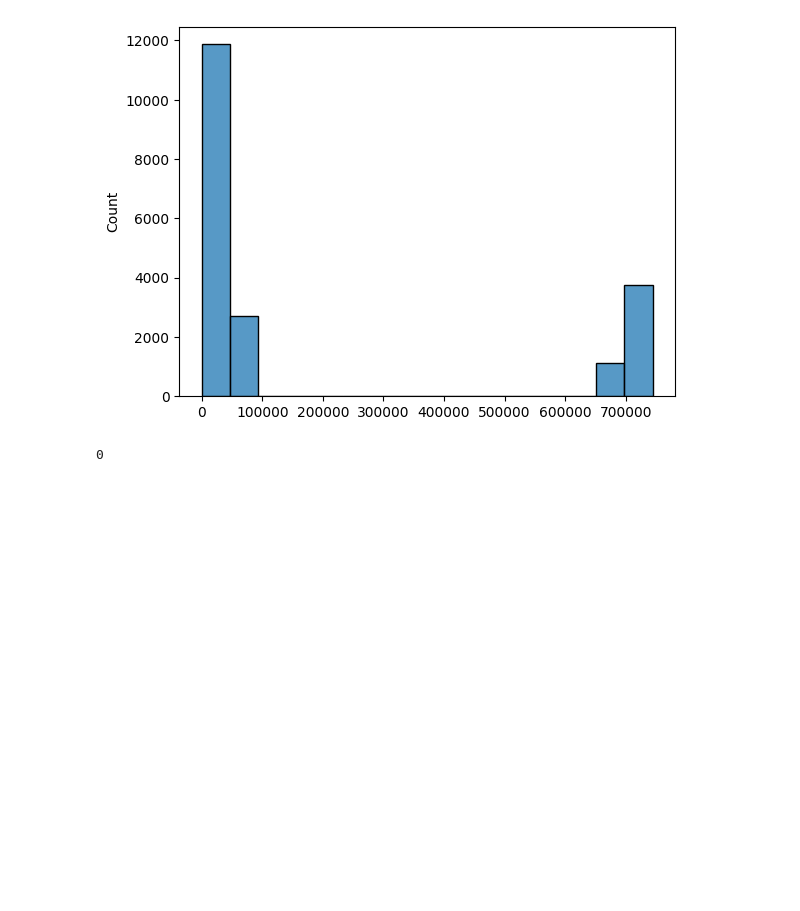
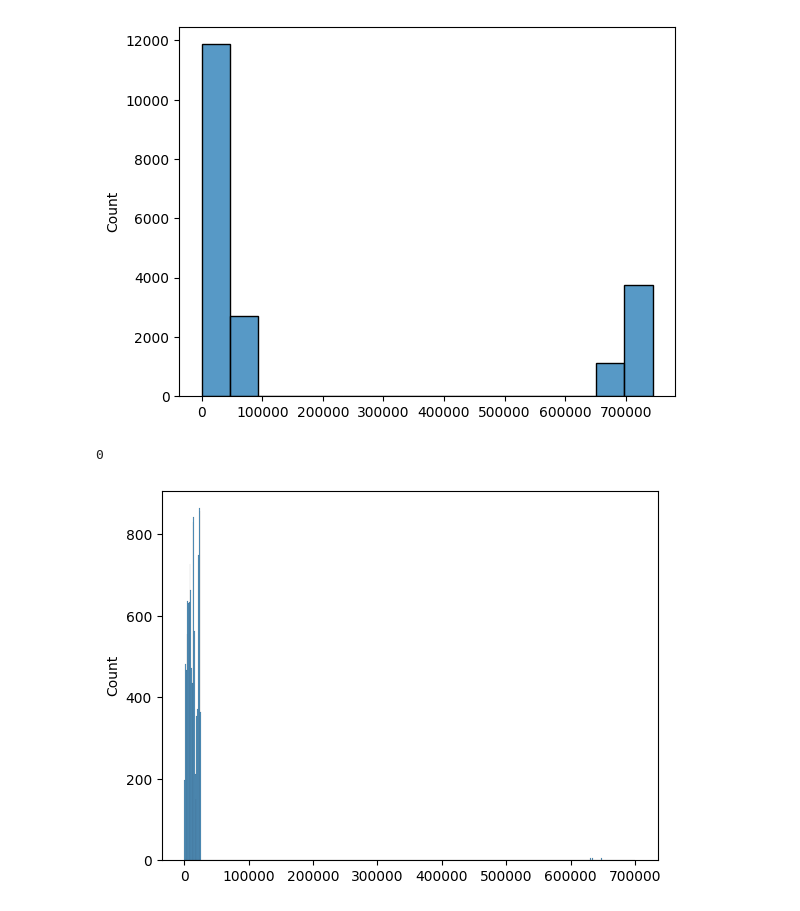
Before and after one commit to lapythie/dora, a Jupyter notebook: notebooks/titles.ipynb, the cells around one changed output. Drawn from its saved outputs; the diff is of its cells as text; code cells hidden in the pictures; blank space fills up the shorter version.

Commit message:
plot collected nums hist

```diff
--- a/notebooks/titles.ipynb
+++ b/notebooks/titles.ipynb
@@ -6,7 +6,7 @@ from bs4 import BeautifulSoup
 
 from collections import Counter, defaultdict
 
-headers = {"User-Agent": "My User Agent"}
+headers = {"User-Agent": "My User Agent 2.0"}
 # %%
 %%time
 with open("data/profile2page.json", encoding="utf-8") as f:
@@ -69,18 +69,18 @@ len(nums2go)
 # %%
 # num2dramapage = {}
 
-progress_bar = tqdm(nums2go[:60_000])
+progress_bar = tqdm(nums2go)
 
 for i in progress_bar:
 
-    if i not in num2dramapage:
+    if (699900 < i < 700_000) and (i not in num2dramapage):
         page = requests.get(f"https://mydramalist.com/{i}", headers=headers)
 
         if stoptext not in page.text:
             num2dramapage[i] = page.text
 
-    if not (i % 10):
-        progress_bar.set_description(f"{len(num2dramapage)} of pages saved")
+        if not (i % 100):
+            progress_bar.set_description(f"Current num: {i};\t{len(num2dramapage)} of pages saved")
 # %%
 len(num2dramapage)
 # %% [output]
@@ -102,3 +102,7 @@ len(
 )
 # %% [output]
 0
+# %%
+sns.histplot(list(num2dramapage.keys()));
+# %% [output]
+[figure, added]
```
Also changed, not shown: parts of 3 cells of this notebook.
